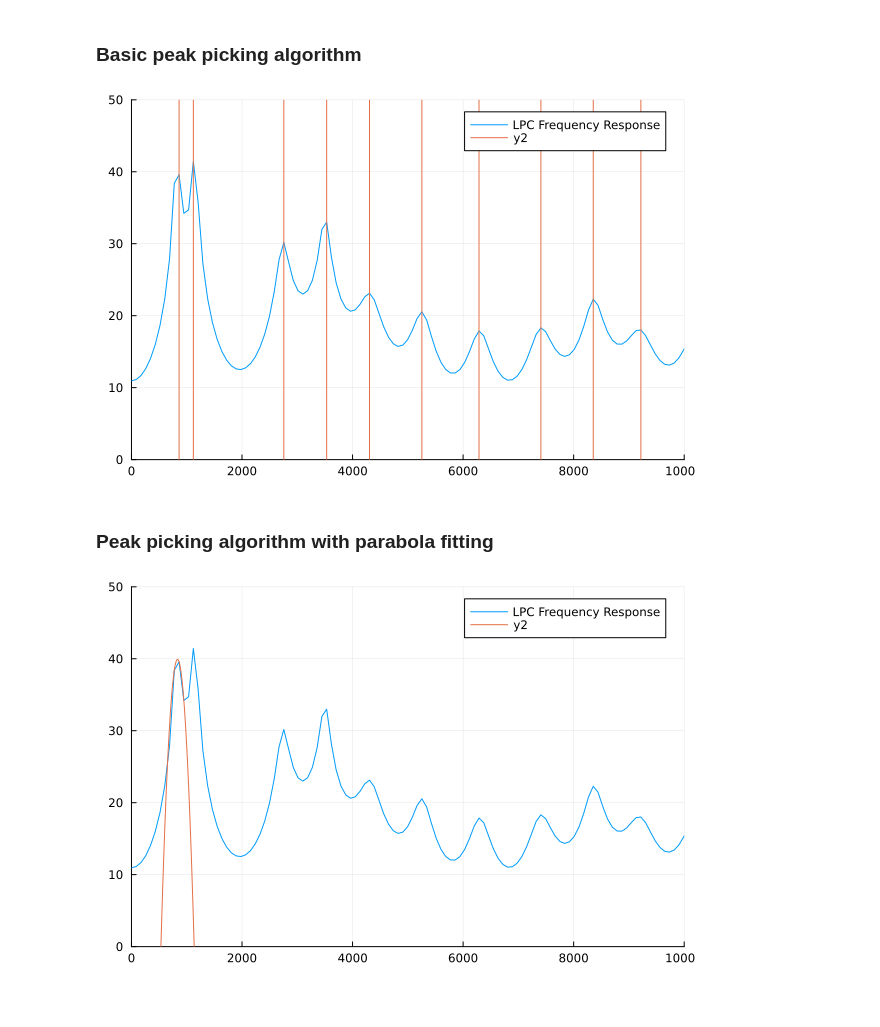
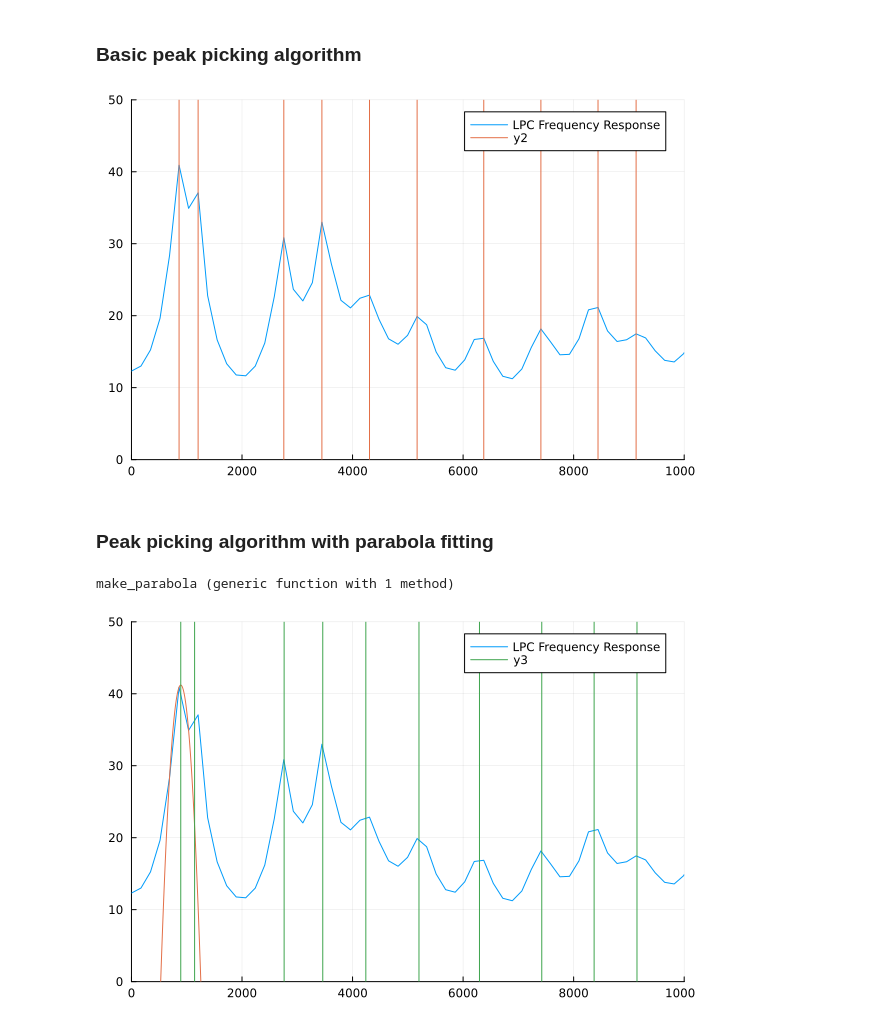
Before and after one commit to tschnoor/demonstration-notebooks, a Jupyter notebook: formant_tracker_demo.ipynb, the cells around one changed output. Saved outputs shown, nothing was run; the diff lists cells and outputs as text; code cells hidden in the pictures.

Commit message:
Instituted peak interpolation algorithm for  low-sample LPC frequency response

```diff
--- a/formant_tracker_demo.ipynb
+++ b/formant_tracker_demo.ipynb
@@ -20,8 +20,8 @@ signal = signal[1:end]
 signal1 = pre_emphasize(signal)
 signal2 = pre_emphasize(signal1)
 # signal3 = pre_emphasize(signal2)
-order = 50
-n = 256
+order = 46
+n = 128
 a, e = lpc(signal2, order)
 a = vcat(1.0, a)
 filt_func = PolynomialRatio([1.0], a)
@@ -46,7 +46,7 @@ end
 plot(f, resp, xlim=(0,10000), ylim=(0,50), label="LPC Frequency Response")
 vline!(peaks)
 # %% [output]
-[figure, old version]
+[figure, new version]
 # %% [markdown]
 ### Peak picking algorithm with parabola fitting
 # %%
@@ -78,30 +78,43 @@ vline!(peaks)
 # # for parabola in parabolas
 # #     plot!(parabola, f[1], f[end], label="")
 # # end
+# %%
+function make_parabola(x_points, y_points)
+    # make parabola
+    A = [x_points[1]^2 x_points[1] 1; x_points[2]^2 x_points[2] 1; x_points[3]^2 x_points[3] 1]
+    y = [y_points[1]; y_points[2]; y_points[3]]
+    coeffs = A \ y
+    a, b, c = coeffs
+    parabola(x) = a * x^2 + b * x + c
+
+    # calculate delta f
+    der_1 = (y_points[3] - y_points[1]) / (2*(x_points[2] - x_points[1]))
+    der_2 = (y_points[3] - (2*y_points[2]) + y_points[1]) / ((x_points[2] - x_points[1])^2)
+    delta_f = -der_1 / der_2
+
+    return parabola, delta_f
+end
+# %% [output]
+make_parabola (generic function with 1 method)
 # %%
 original_peaks = []
 interpolated_peaks = []
 parabolas = []
 
 for i in [2:1:length(resp)-1;]
     prev = resp[i-1]
     cur = resp[i]
     next = resp[i+1]
     if cur > prev && cur > next
-        println("found peak at $(f[i]), $(cur)")
-        A = [(f[i-1])^2 (f[i-1]) 1; f[i]^2 f[i] 1; (f[i+1])^2 (f[i+1]) 1]
-        y = [prev; cur; next]
-        coeffs = A \ y
-        a, b, c = coeffs
-        parabola(x) = a * x^2 + b * x + c
-        x_vals = [f[i-5]:10/500:f[i+5];]
+        parabola, delta_f = make_parabola([f[i-1], f[i], f[i+1]], [prev, cur, next])
+        x_vals = [f[i-3]:10/500:f[i+3];]
         y_vals = parabola.(x_vals)
         push!(parabolas, (x_vals, y_vals))
+        push!(interpolated_peaks, f[i]+delta_f)
     end
 end
-# println(parabolas[1][1], parabolas[1][2])
 plot(f, resp, xlim=(0,10000), ylim=(0,50), label="LPC Frequency Response")
-plot!(parabolas[1][1], parabolas[1][2])
-# vline!(peaks)
+plot!(parabolas[1][1], parabolas[1][2], label="")
+vline!(interpolated_peaks)
 # %% [output]
-[figure, old version]
+[figure, new version]
```
Also changed, not shown: parts of 3 cells of this notebook, 1 other file.
